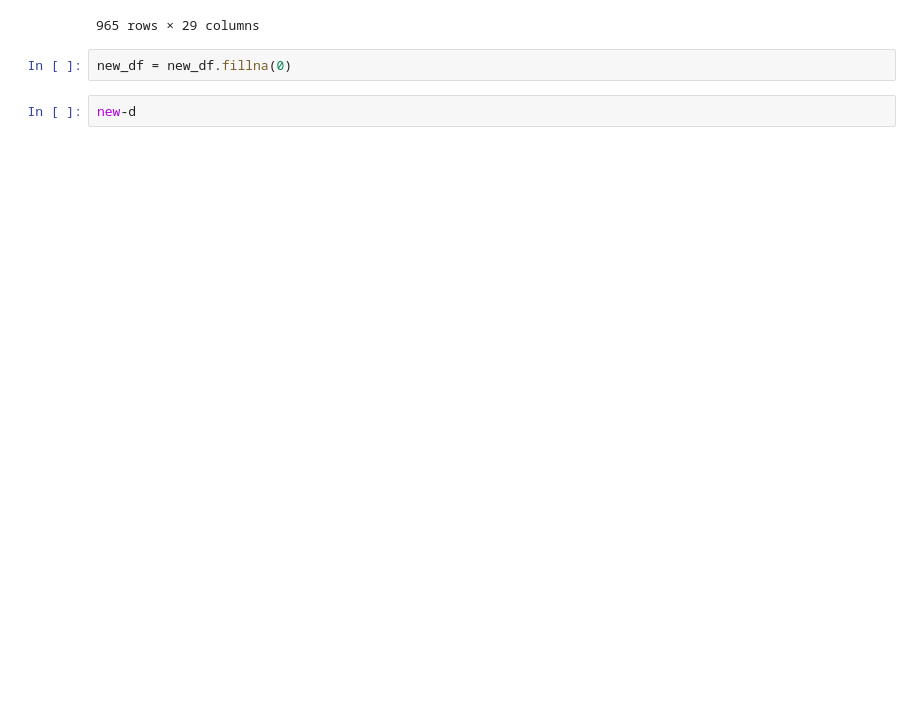
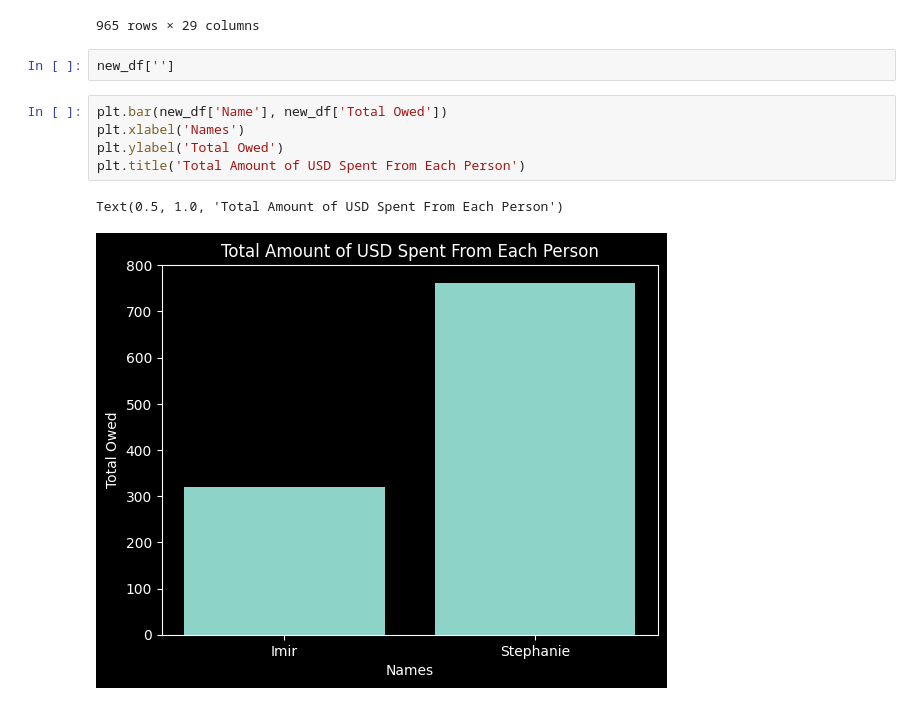
Before and after one commit to imirransom7/Amazon-Order-History, a Jupyter notebook: imir_amazon_order_history/orders.ipynb, the cells around one changed output. Cells and saved outputs as stored; diff of their text form; blank space fills up the shorter version.

Commit message:
plotting the info between Imir and Stephanie on bar chart; trying to use group by now

```diff
--- a/imir_amazon_order_history/orders.ipynb
+++ b/imir_amazon_order_history/orders.ipynb
@@ -506,7 +506,13 @@ new_df
 | 963 | Imir | Amazon.com | 106-0231178-3420224 | 2016-07-23T12:00:46Z | Not Applicable | USD | 12.90 | 0.00 | ... |
 | 964 | Imir | Amazon.com | 109-7517873-1145846 | 2015-06-04T19:52:52Z | Not Applicable | USD | 6.40 | 0.00 | ... |
 965 rows × 29 columns
-# %%
-new_df = new_df.fillna(0)
-# %%
-new-d
+# %%
+new_df['']
+# %%
+plt.bar(new_df['Name'], new_df['Total Owed'])
+plt.xlabel('Names')
+plt.ylabel('Total Owed')
+plt.title('Total Amount of USD Spent From Each Person')
+# %% [output]
+Text(0.5, 1.0, 'Total Amount of USD Spent From Each Person')
+[figure, added]
```
